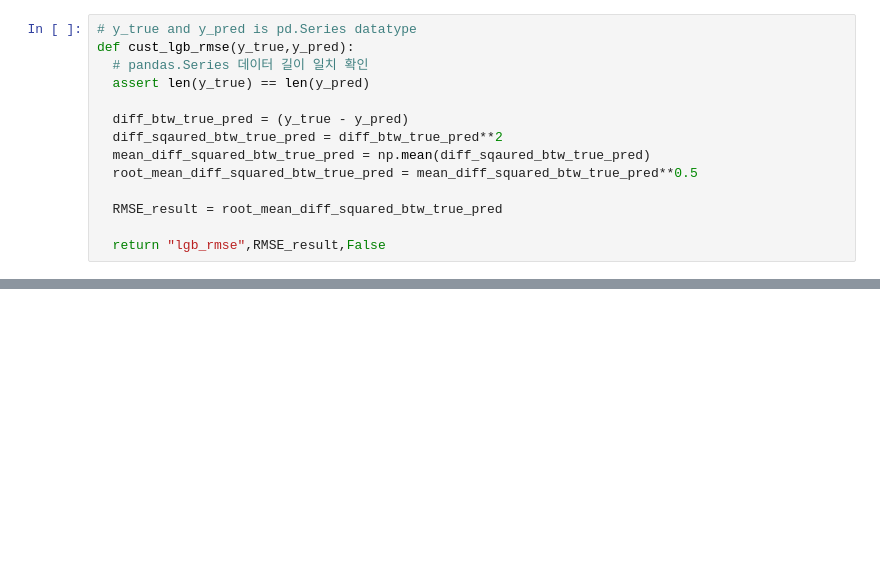
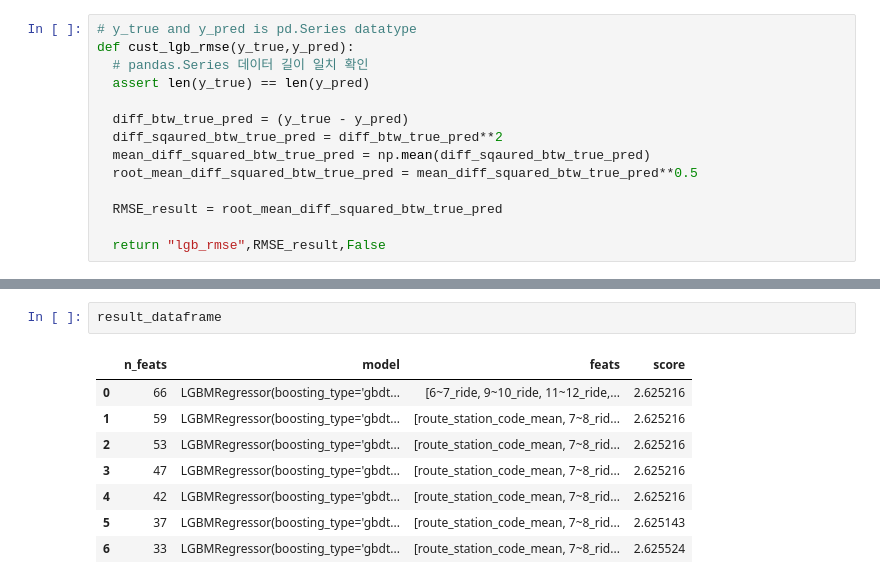
Before and after one commit to JerryKwon/Dacon_Supporters_1st, a Jupyter notebook: submissions/3rd_week/[데이콘 서포터즈 1기_권영인] How much heck the bus is in jeju than seoul_3rd week.ipynb, the cells around one changed output, grey strips where cells are left out. Drawn from its saved outputs; the diff is of its cells as text; blank space fills up the shorter version.

```diff
--- a/submissions/3rd_week/[데이콘 서포터즈 1기_권영인] How much heck the bus is in jeju than seoul_3rd week.ipynb
+++ b/submissions/3rd_week/[데이콘 서포터즈 1기_권영인] How much heck the bus is in jeju than seoul_3rd week.ipynb
@@ -1542,0 +1579,11 @@ Did not meet early stopping. Best iteration is:
+# %%
+result_dataframe
+# %% [output]
+|  | n_feats | model | feats | score |
+| 0 | 66 | LGBMRegressor(boosting_type='gbdt... | [6~7_ride, 9~10_ride, 11~12_ride,... | 2.625216 |
+| 1 | 59 | LGBMRegressor(boosting_type='gbdt... | [route_station_code_mean, 7~8_rid... | 2.625216 |
+| 2 | 53 | LGBMRegressor(boosting_type='gbdt... | [route_station_code_mean, 7~8_rid... | 2.625216 |
+| 3 | 47 | LGBMRegressor(boosting_type='gbdt... | [route_station_code_mean, 7~8_rid... | 2.625216 |
+| 4 | 42 | LGBMRegressor(boosting_type='gbdt... | [route_station_code_mean, 7~8_rid... | 2.625216 |
+| 5 | 37 | LGBMRegressor(boosting_type='gbdt... | [route_station_code_mean, 7~8_rid... | 2.625143 |
+| 6 | 33 | LGBMRegressor(boosting_type='gbdt... | [route_station_code_mean, 7~8_rid... | 2.625524 |
```
Also changed, not shown: parts of 13 cells of this notebook.
